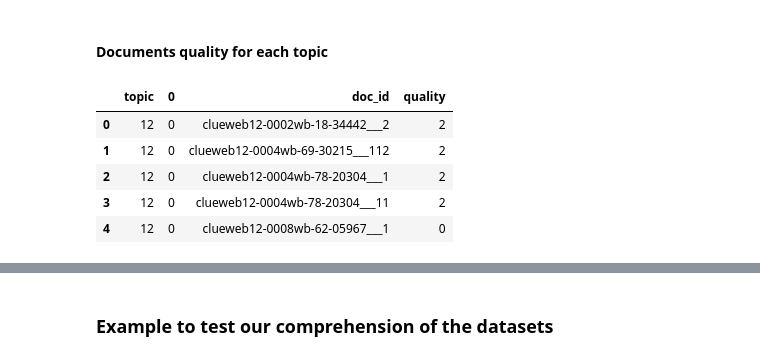
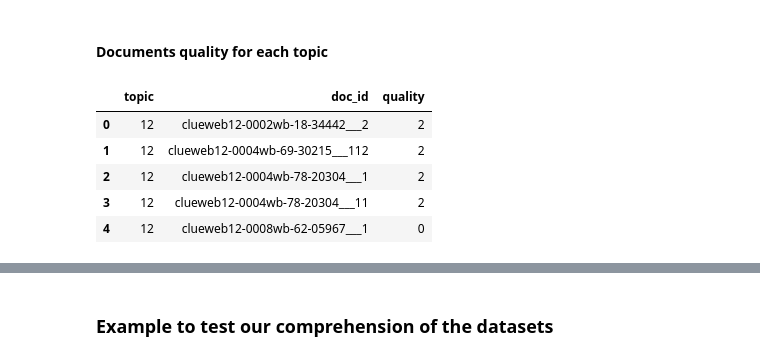
Before and after one commit to DanieleMorotti/Argument-retrieval-for-comparative-questions, a Jupyter notebook: document_retrieval.ipynb, the cells around one changed output, grey strips where cells are left out. Drawn from its saved outputs; the diff is of its cells as text; code cells hidden in the pictures.

```diff
--- a/document_retrieval.ipynb
+++ b/document_retrieval.ipynb
@@ -110,12 +152,19 @@ download_quality()
-# %%
-quality_df = pd.read_csv(download_quality.file_name,
-                           names=["topic", "0", "doc_id", "quality"], sep=" ")
-
-quality_df.head()
-# %% [output]
-|  | topic | 0 | doc_id | quality |
-| 0 | 12 | 0 | clueweb12-0002wb-18-34442___2 | 2 |
-| 1 | 12 | 0 | clueweb12-0004wb-69-30215___112 | 2 |
-| 2 | 12 | 0 | clueweb12-0004wb-78-20304___1 | 2 |
-| 3 | 12 | 0 | clueweb12-0004wb-78-20304___11 | 2 |
-| 4 | 12 | 0 | clueweb12-0008wb-62-05967___1 | 0 |
+# %%
+qual_1 = pd.read_csv(download_quality_50.file_name, index_col=None,
+                    names=["topic", "0", "doc_id", "quality"], sep=" ")
+qual_2 = pd.read_csv(download_quality_100.file_name, index_col=None,
+                    names=["topic", "0", "doc_id", "quality"], sep=" ")
+
+quality_df = pd.concat([qual_1, qual_2], axis=0, ignore_index=True) \
+                .drop_duplicates('doc_id') \
+                .reset_index(drop=True) \
+                .drop('0', axis=1)
+
+quality_df.head()
+# %% [output]
+|  | topic | doc_id | quality |
+| 0 | 12 | clueweb12-0002wb-18-34442___2 | 2 |
+| 1 | 12 | clueweb12-0004wb-69-30215___112 | 2 |
+| 2 | 12 | clueweb12-0004wb-78-20304___1 | 2 |
+| 3 | 12 | clueweb12-0004wb-78-20304___11 | 2 |
+| 4 | 12 | clueweb12-0008wb-62-05967___1 | 0 |
```
Also changed, not shown: parts of 18 cells of this notebook.
